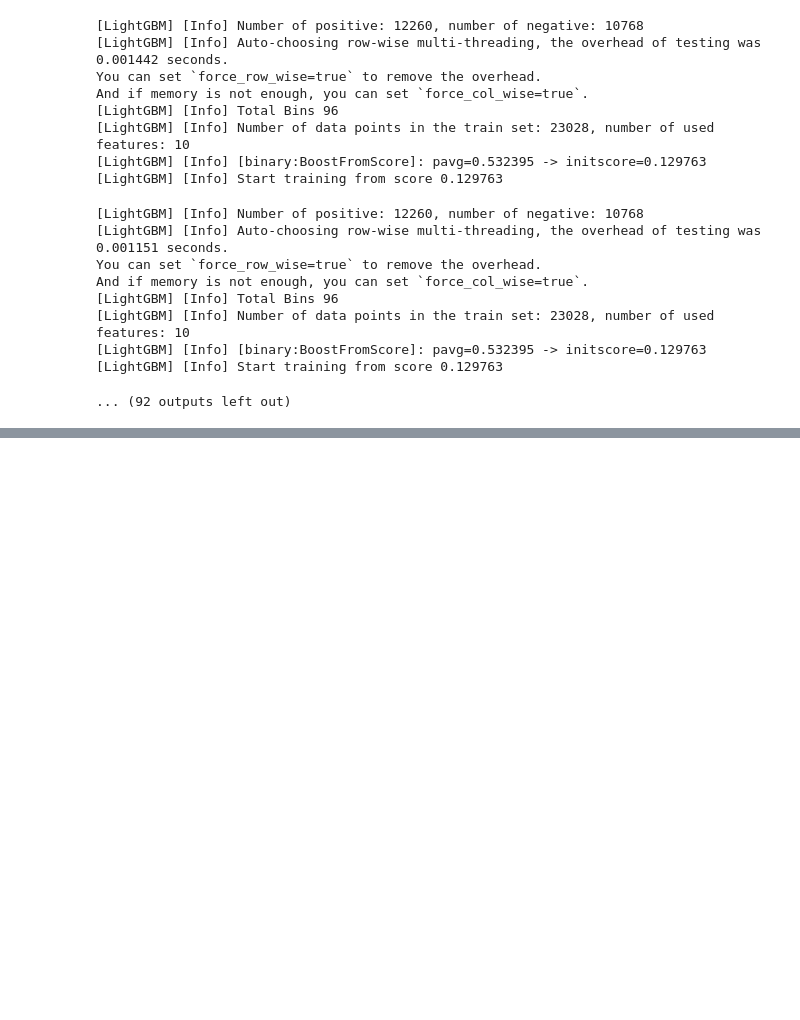
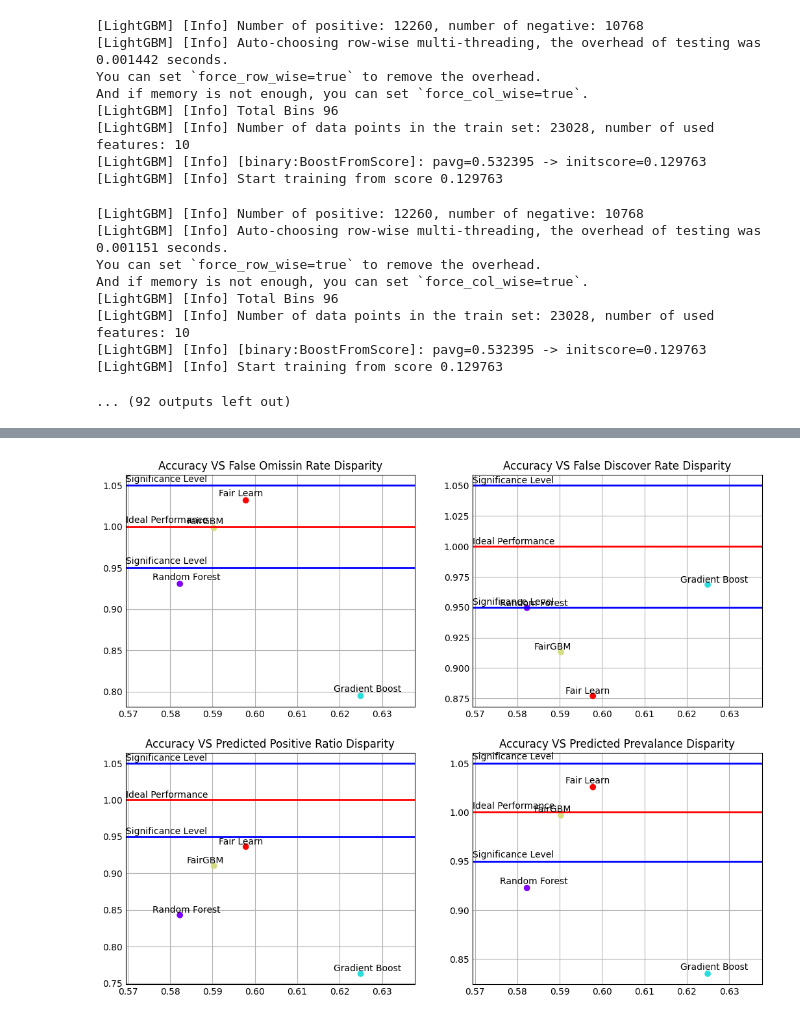
Before and after one commit to Hydracerynitis/Ethical-Framework, a Jupyter notebook: Aequitas/OULAD_experiment.ipynb, the cells around one changed output, grey strips where cells are left out. Cells and saved outputs as stored; diff of their text form; code cells hidden in the pictures; blank space fills up the shorter version.

```diff
--- a/Aequitas/OULAD_experiment.ipynb
+++ b/Aequitas/OULAD_experiment.ipynb
@@ -195,0 +191,3 @@ result
+# %%
+result=pd.read_csv("OULAD_result.csv",index_col=0)
+result
@@ -195,0 +200,15 @@ result
+# %%
+plt.style.use('_mpl-gallery')
+
+
+# plot
+fig, ax = plt.subplots(2,2,figsize=(10,8))
+
+putil.plot_scatter(ax[0][0],result["Accuracy"],result["False Omissin Rate Disparity"],"Accuracy VS False Omissin Rate Disparity",result.index)
+putil.plot_scatter(ax[0][1],result["Accuracy"],result["False Discover Rate Disparity"],"Accuracy VS False Discover Rate Disparity",result.index)
+putil.plot_scatter(ax[1][0],result["Accuracy"],result["Predicted Positive Ratio Disparity"],"Accuracy VS Predicted Positive Ratio Disparity",result.index)
+putil.plot_scatter(ax[1][1],result["Accuracy"],result["Predicted Prevalance Disparity"],"Accuracy VS Predicted Prevalance Disparity",result.index)
+
+plt.show()
+# %% [output]
+[figure, added]
```
Also changed, not shown: parts of 4 cells of this notebook, 5 other files.
